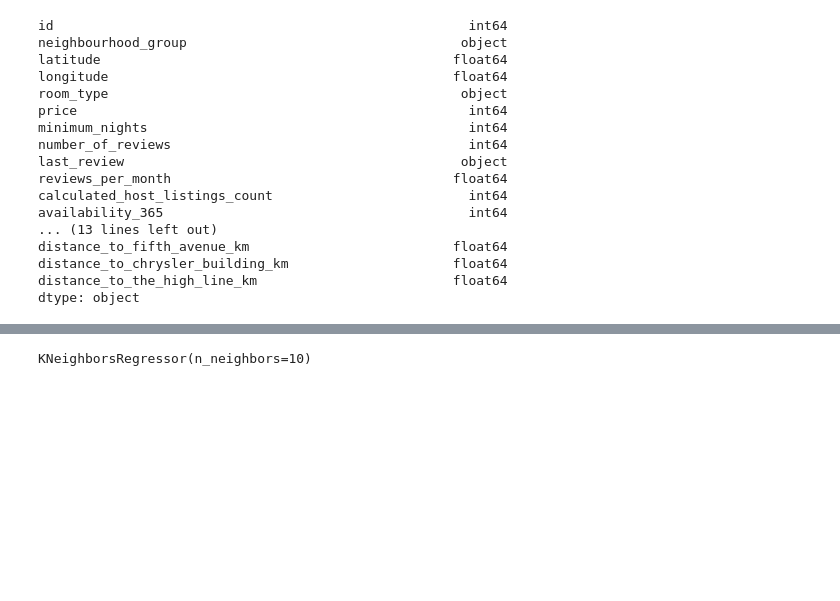
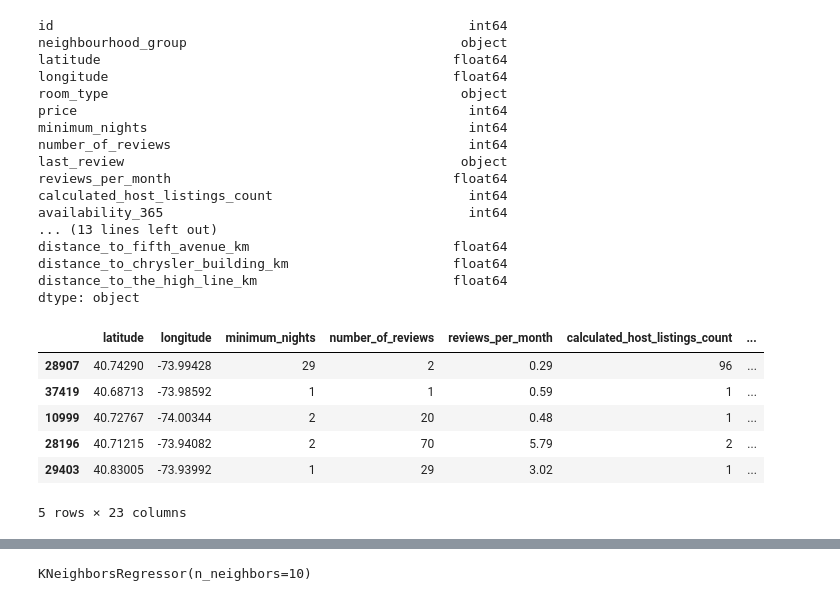
Before and after one commit to MadhurideviD/NYC-Airbnb-Price-Prediction, a Jupyter notebook: NYC Airbnb Price Prediction/KNN ML.ipynb, the cells around one changed output, grey strips where cells are left out. Drawn from its saved outputs; the diff is of its cells as text; code cells hidden in the pictures; blank space fills up the shorter version.

```diff
--- a/NYC Airbnb Price Prediction/KNN ML.ipynb
+++ b/NYC Airbnb Price Prediction/KNN ML.ipynb
@@ -42,0 +45,10 @@ X_train, X_test, y_train, y_test = train_test_split(X, y, test_size=0.2, random_
+# %%
+X_train.head()
+# %% [output]
+|  | latitude | longitude | minimum_nights | number_of_reviews | reviews_per_month | calculated_host_listings_count | ... |
+| 28907 | 40.74290 | -73.99428 | 29 | 2 | 0.29 | 96 | ... |
+| 37419 | 40.68713 | -73.98592 | 1 | 1 | 0.59 | 1 | ... |
+| 10999 | 40.72767 | -74.00344 | 2 | 20 | 0.48 | 1 | ... |
+| 28196 | 40.71215 | -73.94082 | 2 | 70 | 5.79 | 2 | ... |
+| 29403 | 40.83005 | -73.93992 | 1 | 29 | 3.02 | 1 | ... |
+5 rows × 23 columns
```
Also changed, not shown: parts of 18 cells of this notebook, 3 other files.
